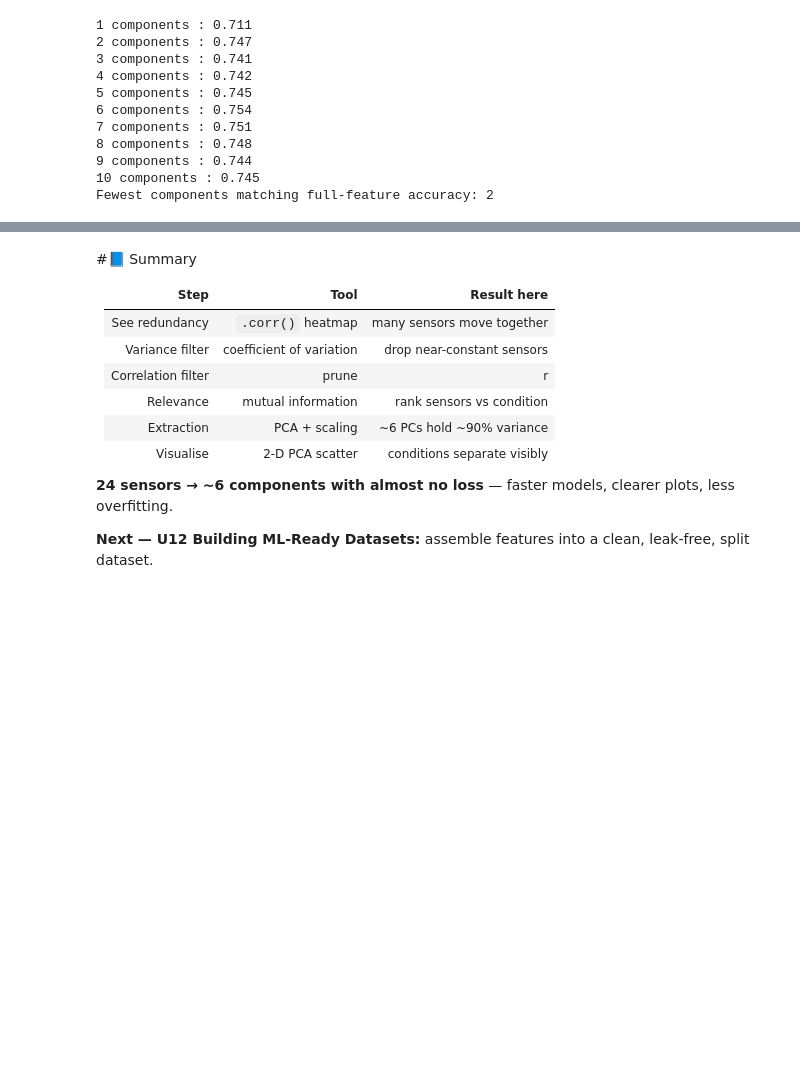
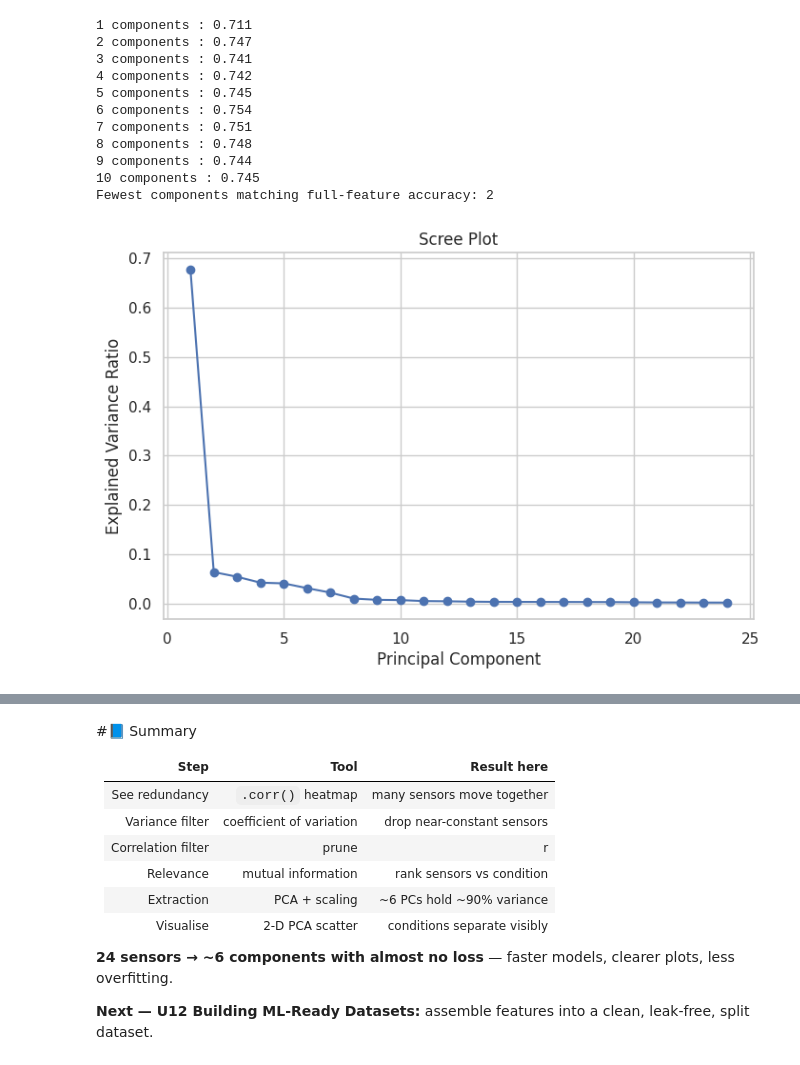
Before and after one commit to mvsubbarao-svecw/NASSCOM-AI-FDP, a Jupyter notebook: U11_Dimensionality_Reduction_Lab_Exercise.ipynb, the cells around one changed output, grey strips where cells are left out. Cells and saved outputs as stored; diff of their text form; code cells hidden in the pictures; blank space fills up the shorter version.

```diff
--- a/U11_Dimensionality_Reduction_Lab_Exercise.ipynb
+++ b/U11_Dimensionality_Reduction_Lab_Exercise.ipynb
@@ -406,3 +406,27 @@ print('Fewest components matching full-feature accuracy:', best_match)
 9 components : 0.744
 10 components : 0.745
 Fewest components matching full-feature accuracy: 2
+# %%
+# Scree Plot (Explained Variance Ratio) → tells how many PCs preserve information
+from sklearn.decomposition import PCA
+import matplotlib.pyplot as plt
+import numpy as np
+
+# Fit PCA on standardized features
+pca = PCA()
+X_pca = pca.fit_transform(Xs)
+
+# Explained variance ratio
+explained_var = pca.explained_variance_ratio_
+
+plt.figure(figsize=(8,5))
+plt.plot(range(1, len(explained_var)+1),
+         explained_var,
+         marker='o')
+plt.xlabel('Principal Component')
+plt.ylabel('Explained Variance Ratio')
+plt.title('Scree Plot')
+plt.grid(True)
+plt.show()
+# %% [output]
+[figure, added]
```
Also changed, not shown: parts of 2 cells of this notebook.
